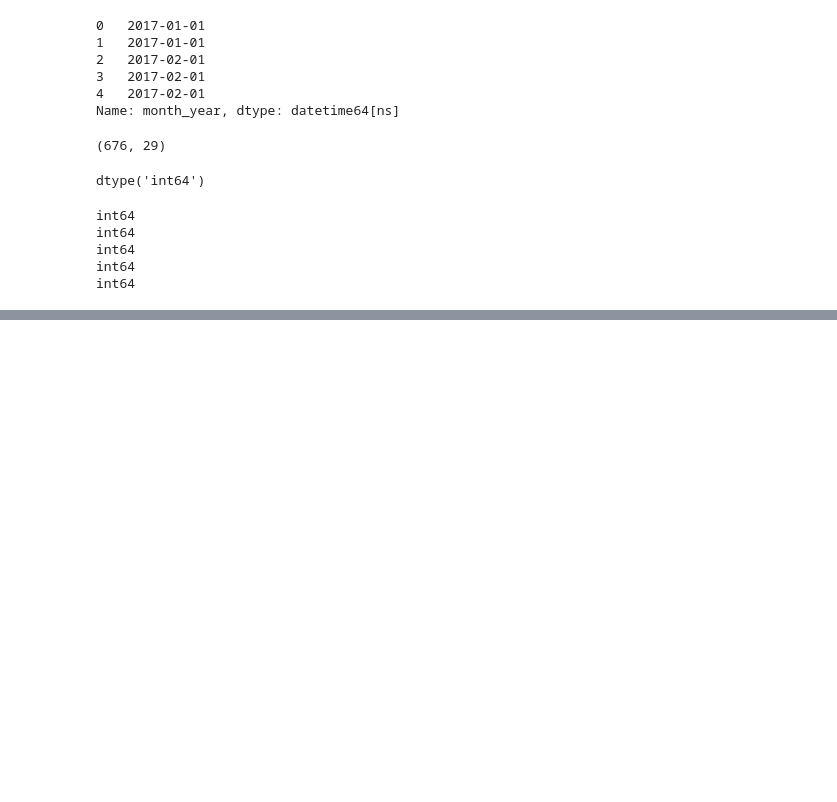
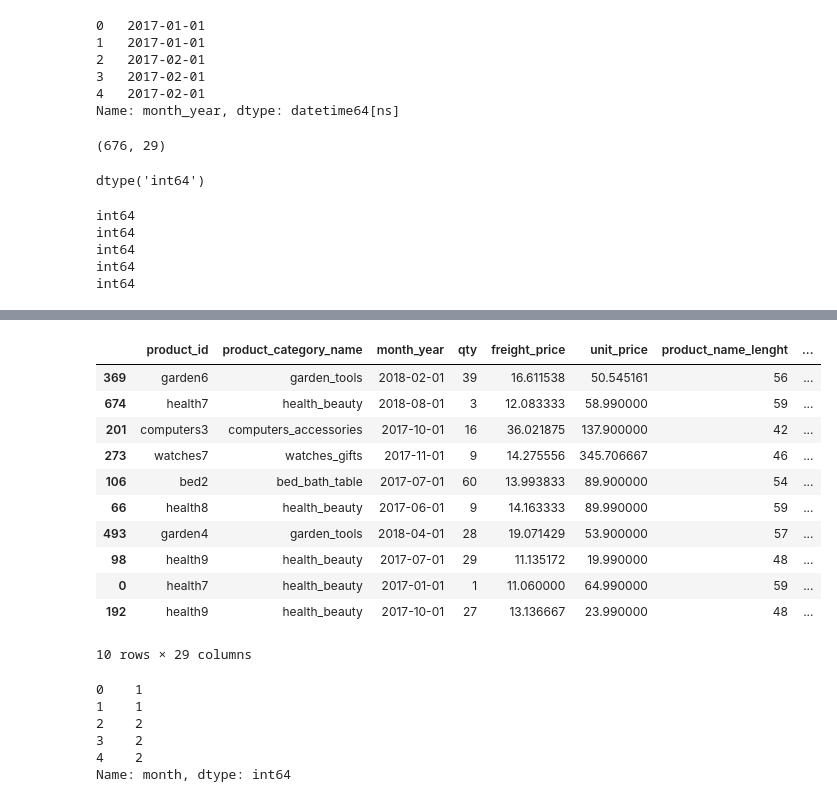
Before and after one commit to kamijoseph/Retail-Prices-Optimization, a Jupyter notebook: notebooks/main.ipynb, the cells around one changed output, grey strips where cells are left out. Drawn from its saved outputs; the diff is of its cells as text; code cells hidden in the pictures; blank space fills up the shorter version.

```diff
--- a/notebooks/main.ipynb
+++ b/notebooks/main.ipynb
@@ -212,0 +233,24 @@ int64
+# %%
+data.sample(10)
+# %% [output]
+|  | product_id | product_category_name | month_year | qty | freight_price | unit_price | product_name_lenght | ... |
+| 369 | garden6 | garden_tools | 2018-02-01 | 39 | 16.611538 | 50.545161 | 56 | ... |
+| 674 | health7 | health_beauty | 2018-08-01 | 3 | 12.083333 | 58.990000 | 59 | ... |
+| 201 | computers3 | computers_accessories | 2017-10-01 | 16 | 36.021875 | 137.900000 | 42 | ... |
+| 273 | watches7 | watches_gifts | 2017-11-01 | 9 | 14.275556 | 345.706667 | 46 | ... |
+| 106 | bed2 | bed_bath_table | 2017-07-01 | 60 | 13.993833 | 89.900000 | 54 | ... |
+| 66 | health8 | health_beauty | 2017-06-01 | 9 | 14.163333 | 89.990000 | 59 | ... |
+| 493 | garden4 | garden_tools | 2018-04-01 | 28 | 19.071429 | 53.900000 | 57 | ... |
+| 98 | health9 | health_beauty | 2017-07-01 | 29 | 11.135172 | 19.990000 | 48 | ... |
+| 0 | health7 | health_beauty | 2017-01-01 | 1 | 11.060000 | 64.990000 | 59 | ... |
+| 192 | health9 | health_beauty | 2017-10-01 | 27 | 13.136667 | 23.990000 | 48 | ... |
+10 rows × 29 columns
+# %%
+data["month"].head()
+# %% [output]
+0    1
+1    1
+2    2
+3    2
+4    2
+Name: month, dtype: int64
```
Also changed, not shown: parts of 7 cells of this notebook.
